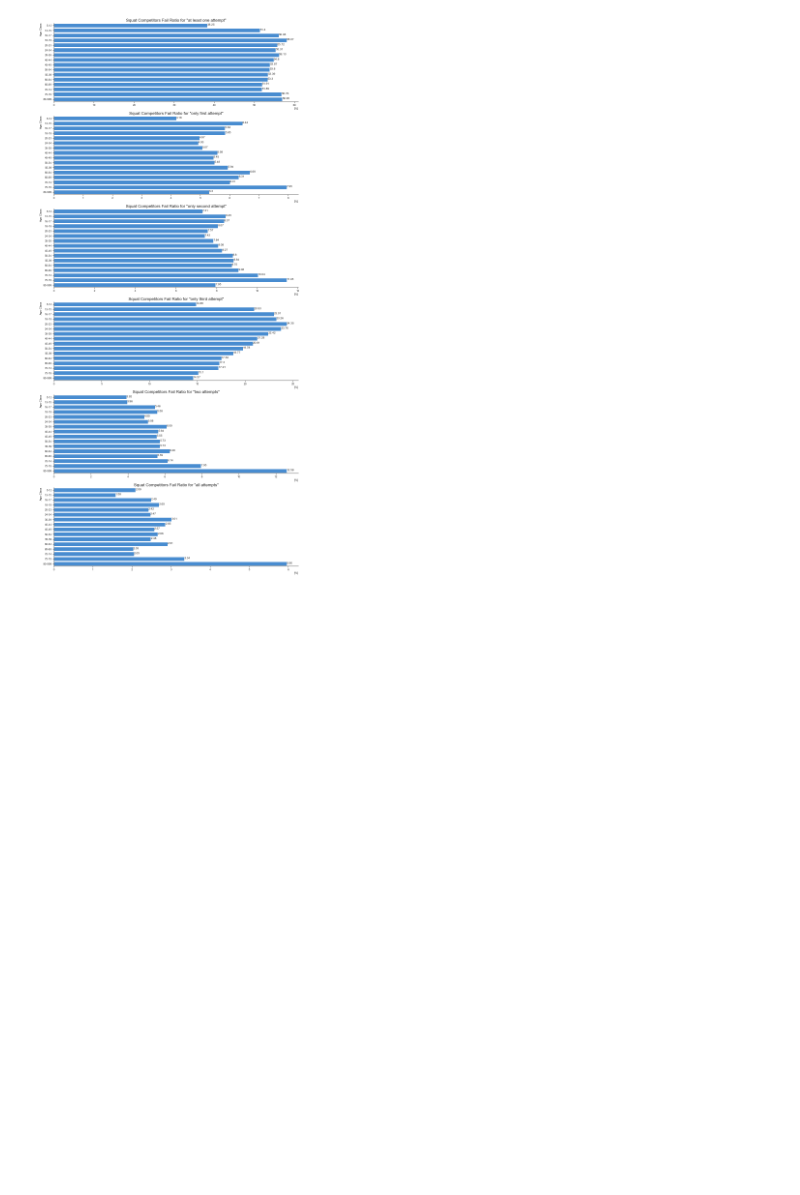
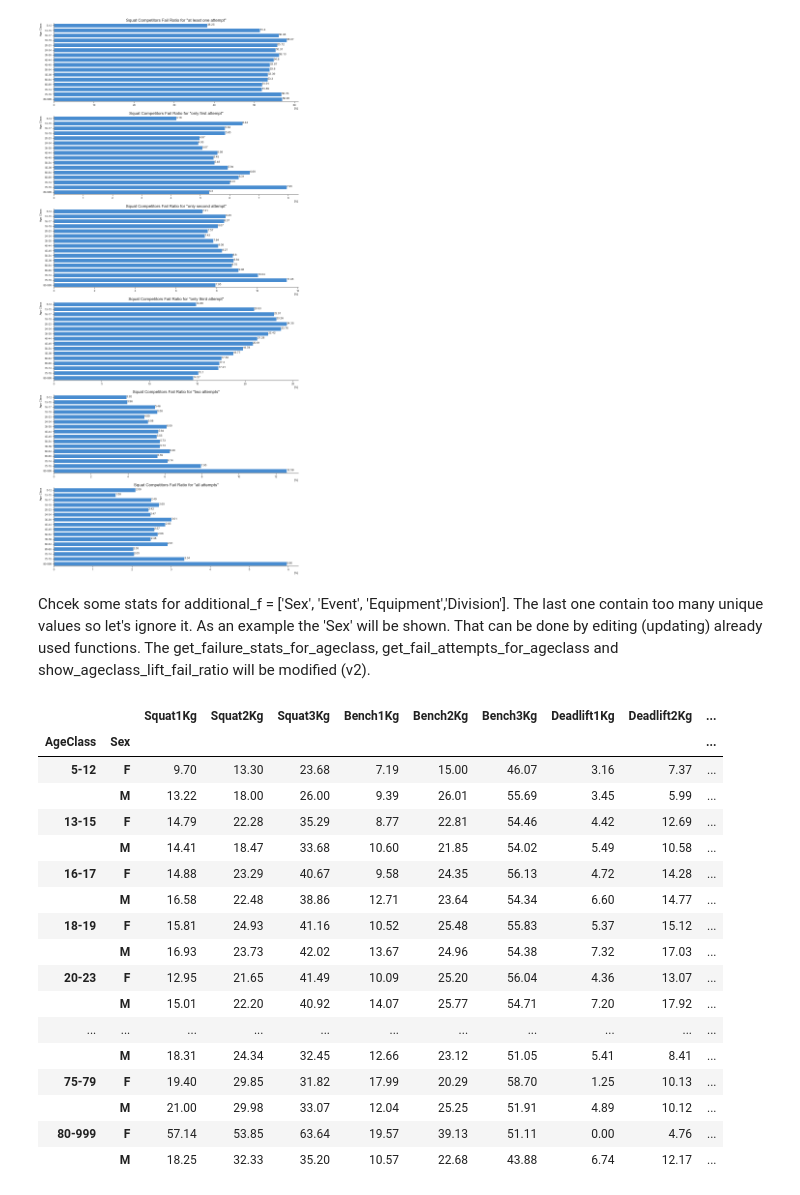
Before and after one commit to TBSDA/Data_Visualization, a Jupyter notebook: Powerlifting/Open_Powerlifting_Data_Visualization.ipynb, the cells around one changed output. Cells and saved outputs as stored; diff of their text form; code cells hidden in the pictures; blank space fills up the shorter version.

```diff
--- a/Powerlifting/Open_Powerlifting_Data_Visualization.ipynb
+++ b/Powerlifting/Open_Powerlifting_Data_Visualization.ipynb
@@ -1676,0 +1675,18 @@ plot_competitor_ageclass_fail_ratio(squats_df, squats)
+# %% [markdown]
+Chcek some stats for additional_f = ['Sex', 'Event', 'Equipment','Division']. The last one contain too many unique values so let's ignore it. As an example the 'Sex' will be shown. That can be done by editing (updating) already used functions.
+The get_failure_stats_for_ageclass, get_fail_attempts_for_ageclass and show_ageclass_lift_fail_ratio will be modified (v2).
+# %%
+def get_failure_stats_for_ageclass_v2(counted_failures, counted_attempts, lifts, split=None):
+    ''' For the split at the moment only "Sex" and None can be used '''
+    lift_name = lifts[0][:-3]
+    df_stats = 100*counted_failures[lifts]/counted_attempts[lifts]
+    df_stats = df_stats.apply(lambda x: round(x, 2))
+    if not split:
+        temp = df_stats.drop('5-12')
+        df_stats = pd.concat([df_stats.loc['5-12'].to_frame().T, temp])
+    elif split == 'Sex':
+        temp = df_stats.drop('5-12')
+        df_stats = pd.concat([df_stats.loc[[('5-12', 'F'), ('5-12', 'M')]], temp])
+    else:
+        return 'Ups, wrong split string'
+    return df_stats
@@ -1676,0 +1714,21 @@ plot_competitor_ageclass_fail_ratio(squats_df, squats)
+# %%
+fail_ageclass_df2
+# %% [output]
+|  |  | Squat1Kg | Squat2Kg | Squat3Kg | Bench1Kg | Bench2Kg | Bench3Kg | Deadlift1Kg | Deadlift2Kg | ... |
+| AgeClass | Sex |  |  |  |  |  |  |  |  | ... |
+| 5-12 | F | 9.70 | 13.30 | 23.68 | 7.19 | 15.00 | 46.07 | 3.16 | 7.37 | ... |
+|  | M | 13.22 | 18.00 | 26.00 | 9.39 | 26.01 | 55.69 | 3.45 | 5.99 | ... |
+| 13-15 | F | 14.79 | 22.28 | 35.29 | 8.77 | 22.81 | 54.46 | 4.42 | 12.69 | ... |
+|  | M | 14.41 | 18.47 | 33.68 | 10.60 | 21.85 | 54.02 | 5.49 | 10.58 | ... |
+| 16-17 | F | 14.88 | 23.29 | 40.67 | 9.58 | 24.35 | 56.13 | 4.72 | 14.28 | ... |
+|  | M | 16.58 | 22.48 | 38.86 | 12.71 | 23.64 | 54.34 | 6.60 | 14.77 | ... |
+| 18-19 | F | 15.81 | 24.93 | 41.16 | 10.52 | 25.48 | 55.83 | 5.37 | 15.12 | ... |
+|  | M | 16.93 | 23.73 | 42.02 | 13.67 | 24.96 | 54.38 | 7.32 | 17.03 | ... |
+| 20-23 | F | 12.95 | 21.65 | 41.49 | 10.09 | 25.20 | 56.04 | 4.36 | 13.07 | ... |
+|  | M | 15.01 | 22.20 | 40.92 | 14.07 | 25.77 | 54.71 | 7.20 | 17.92 | ... |
+| ... | ... | ... | ... | ... | ... | ... | ... | ... | ... | ... |
+|  | M | 18.31 | 24.34 | 32.45 | 12.66 | 23.12 | 51.05 | 5.41 | 8.41 | ... |
+| 75-79 | F | 19.40 | 29.85 | 31.82 | 17.99 | 20.29 | 58.70 | 1.25 | 10.13 | ... |
+|  | M | 21.00 | 29.98 | 33.07 | 12.04 | 25.25 | 51.91 | 4.89 | 10.12 | ... |
+| 80-999 | F | 57.14 | 53.85 | 63.64 | 19.57 | 39.13 | 51.11 | 0.00 | 4.76 | ... |
+|  | M | 18.25 | 32.33 | 35.20 | 10.57 | 22.68 | 43.88 | 6.74 | 12.17 | ... |
```
Also changed, not shown: parts of 16 cells of this notebook.
